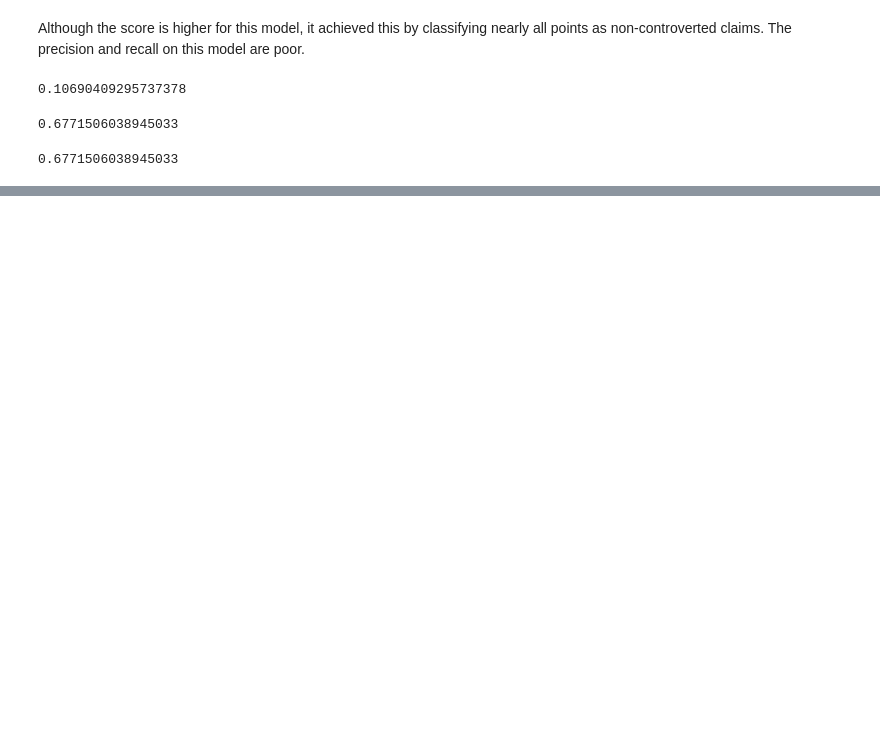
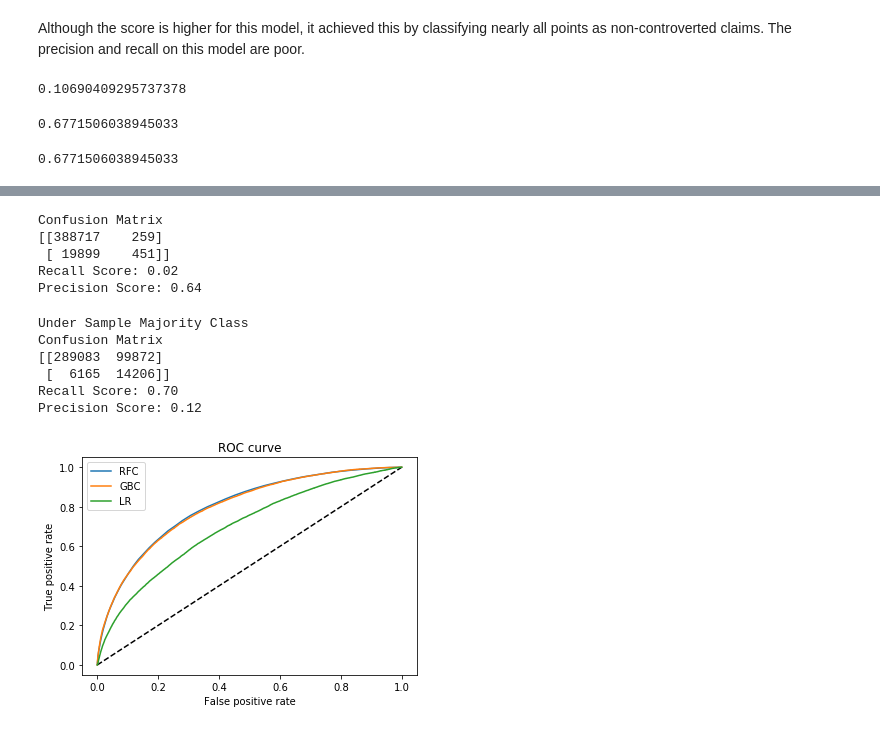
Before and after one commit to cbevis/U3_Capstone, a Jupyter notebook: NYS_Assembled_Workers2.ipynb, the cells around one changed output, grey strips where cells are left out. Drawn from its saved outputs; the diff is of its cells as text; code cells hidden in the pictures; blank space fills up the shorter version.

Commit message:
added map, started ROC, added gradient boost model

```diff
--- a/NYS_Assembled_Workers2.ipynb
+++ b/NYS_Assembled_Workers2.ipynb
@@ -782,4 +846,6 @@ print(lr.score(X_test, y_test))
 print(confusion_matrix(y_test, y_pred))
 
 print(lr.score(X_train_under, y_train_under))
+
+y_pred_prob_lr = lr.predict_proba(X_test)[:,1]
 # %% [output]
@@ -808,0 +932,56 @@ recall_score(y_test, y_pred)
+# %%
+gbc = GradientBoostingClassifier()
+gbc.fit(X_train, y_train)
+gbc.score(X_test, y_test)
+
+y_pred = gbc.predict(X_test)
+print('Confusion Matrix')
+print(confusion_matrix(y_test, y_pred))
+
+print('Recall Score: {:.2f}'.format(recall_score(y_test, y_pred)))
+print('Precision Score: {:.2f}'.format(precision_score(y_test, y_pred)))
+# %% [output]
+Confusion Matrix
+[[388717    259]
+ [ 19899    451]]
+Recall Score: 0.02
+Precision Score: 0.64
+# %%
+gbc_under = GradientBoostingClassifier()
+gbc_under.fit(X_train_under, y_train_under)
+gbc_under.score(X_test, y_test)
+y_pred = gbc_under.predict(X_test)
+
+print('Under Sample Majority Class')
+print('Confusion Matrix')
+print(confusion_matrix(y_test, y_pred))
+
+print('Recall Score: {:.2f}'.format(recall_score(y_test, y_pred)))
+print('Precision Score: {:.2f}'.format(precision_score(y_test, y_pred)))
+# %% [output]
+Under Sample Majority Class
+Confusion Matrix
+[[289083  99872]
+ [  6165  14206]]
+Recall Score: 0.70
+Precision Score: 0.12
+# %%
+y_pred_prob_gbc = gbc_under.predict_proba(X_test)[:, 1]
+
+plt.figure(1)
+plt.plot([0, 1], [0, 1], 'k--')
+fpr_rfc, tpr_rfc, _ = roc_curve(y_test, y_pred_prob)
+fpr_gbc, tpr_gbc, _ = roc_curve(y_test, y_pred_prob_gbc)
+fpr_lr, tpr_lr, _ = roc_curve(y_test, y_pred_prob_lr)
+
+plt.plot(fpr_rfc, tpr_rfc, label='RFC')
+plt.plot(fpr_gbc, tpr_gbc, label='GBC')
+plt.plot(fpr_lr, tpr_lr, label='LR')
+
+plt.xlabel('False positive rate')
+plt.ylabel('True positive rate')
+plt.title('ROC curve')
+plt.legend(loc='best')
+plt.show()
+# %% [output]
+[figure, added]
```
Also changed, not shown: parts of 17 cells of this notebook.
